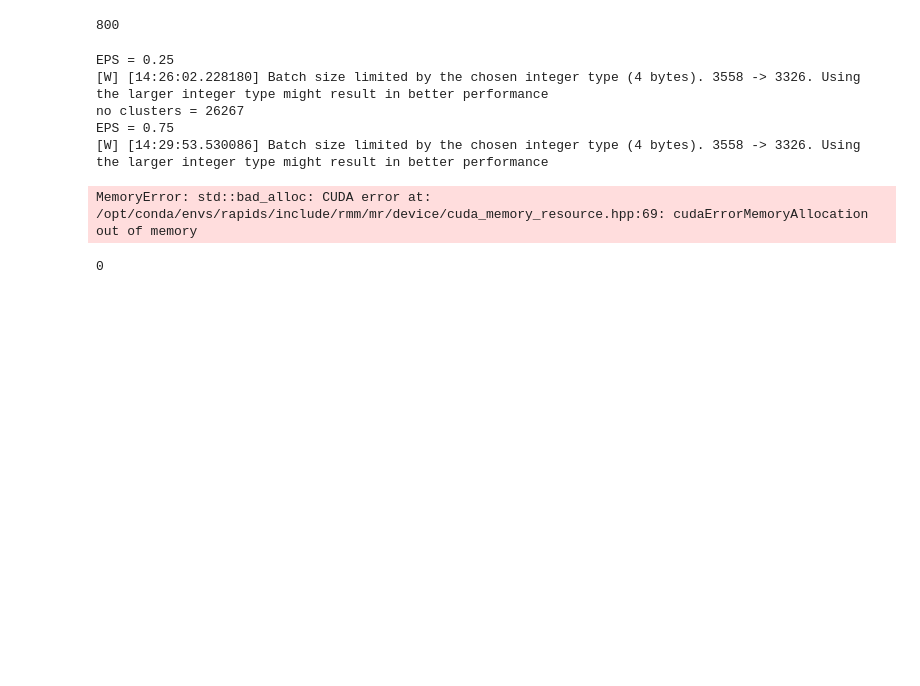
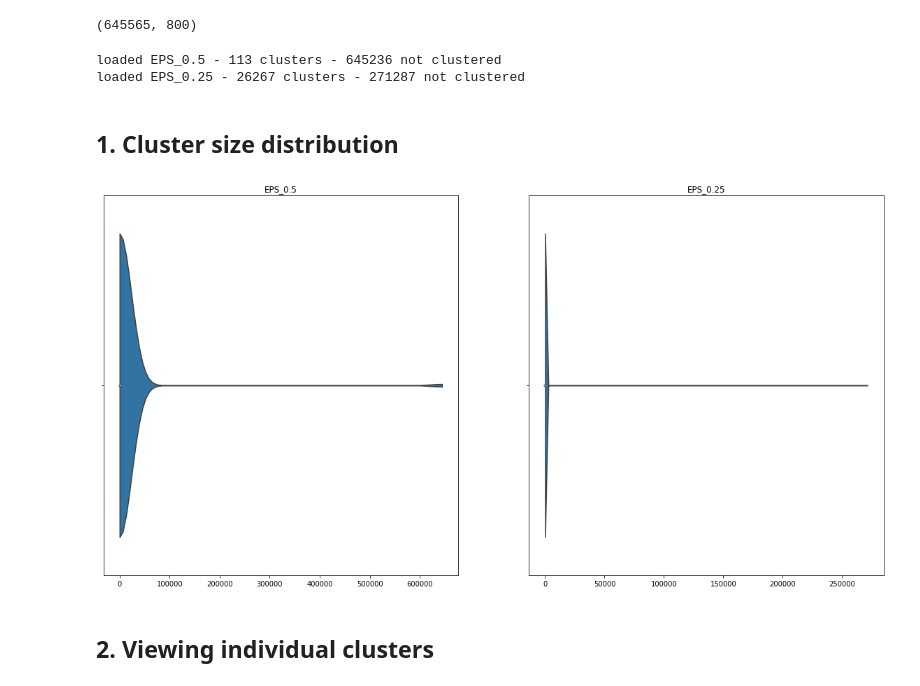
Before and after one commit to TheScienceMuseum/heritage-connector-vectors, a Jupyter notebook: notebooks/clustering/cuml-dbscan-explore-clusters.ipynb, the cells around one changed output. Cells and saved outputs as stored; diff of their text form; code cells hidden in the pictures; blank space fills up the shorter version.

```diff
--- a/notebooks/clustering/cuml-dbscan-explore-clusters.ipynb
+++ b/notebooks/clustering/cuml-dbscan-explore-clusters.ipynb
@@ -14,33 +23,38 @@ emb_store = utils.load_embedding_store()
 X = emb_store.ent_embedding_matrix
 dim = X.shape[1]
 
-dim
+X.shape
 # %% [output]
-800
+(645565, 800)
-# %%
-labels = {}
-
-for EPS in [0.25, 0.5, 0.75]:
-    print(f"EPS = {EPS}")
-
-    dbscan_float = DBSCAN(
-        eps=EPS,
-        min_samples=2,
-        verbose=False,
-    )
-    labels[EPS] = dbscan_float.fit_predict(X)
-    print(f"no clusters = {len(np.unique(labels[EPS])) - 1}")
-
-    with open(f"./dbscan_cluster_idxs_EPS_{EPS}.txt", "wb") as f:
-        np.savetxt(f, labels[EPS].astype(int), fmt='%i', delimiter=",")
-# %% [output]
-EPS = 0.25
-[W] [14:26:02.228180] Batch size limited by the chosen integer type (4 bytes). 3558 -> 3326. Using the larger integer type might result in better performance
-no clusters = 26267
-EPS = 0.75
-[W] [14:29:53.530086] Batch size limited by the chosen integer type (4 bytes). 3558 -> 3326. Using the larger integer type might result in better performance
-MemoryError: std::bad_alloc: CUDA error at: /opt/conda/envs/rapids/include/rmm/mr/device/cuda_memory_resource.hpp:69: cudaErrorMemoryAllocation out of memory
-# %%
-len(np.unique(labels[EPS])) - 1
-# %% [output]
-0
+# %%
+# load cluster results. These map each row to a cluster ID.
+cluster_files = glob.glob("dbscan_cluster_idxs_*.txt")
+cluster_idxs = dict()
+
+for file in cluster_files:
+    idxname = file[20:-4]
+    with open(file, "r") as f:
+        cluster_idxs[idxname] = np.loadtxt(f)
+
+    no_clusters = len(np.unique(cluster_idxs[idxname])) - 1
+    no_not_clustered = len(np.where(cluster_idxs[idxname] < 1)[0])
+    print(f"loaded {idxname} - {no_clusters} clusters - {no_not_clustered} not clustered")
+# %% [output]
+loaded EPS_0.5 - 113 clusters - 645236 not clustered
+loaded EPS_0.25 - 26267 clusters - 271287 not clustered
+# %% [markdown]
+## 1. Cluster size distribution
+# %%
+fig, axs = plt.subplots(ncols=len(cluster_files), figsize=(10*len(cluster_files),10))
+
+idx = 0
+
+for k, v in cluster_idxs.items():
+    v_clustered = v[np.where(v > 0)]
+    unique, counts = np.unique(v, return_counts=True)
+    sns.violinplot(counts, ax=axs[idx], cut=0).set_title(k)
+    idx+=1
+# %% [output]
+[figure, added]
+# %% [markdown]
+## 2. Viewing individual clusters
```
Also changed, not shown: parts of 7 cells of this notebook.
